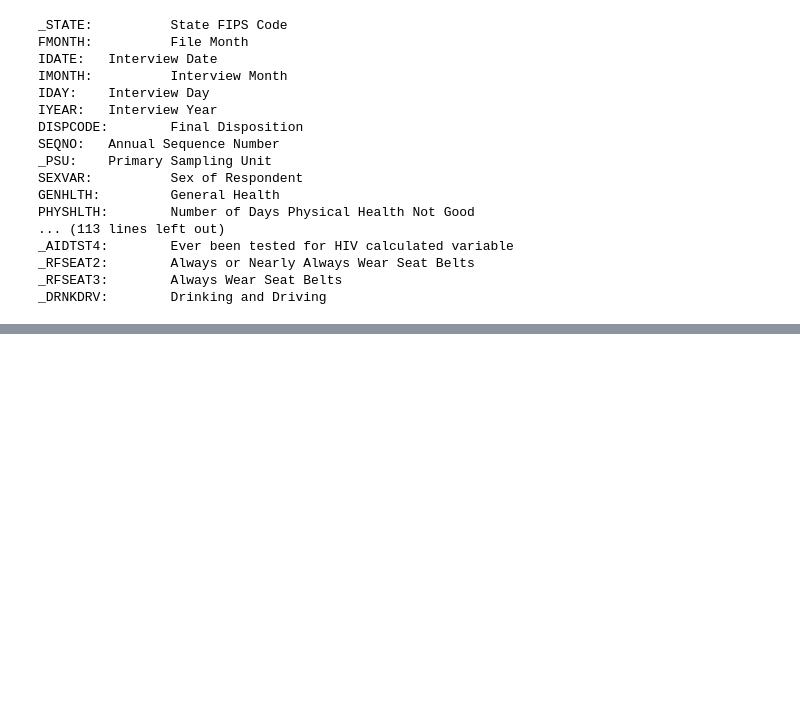
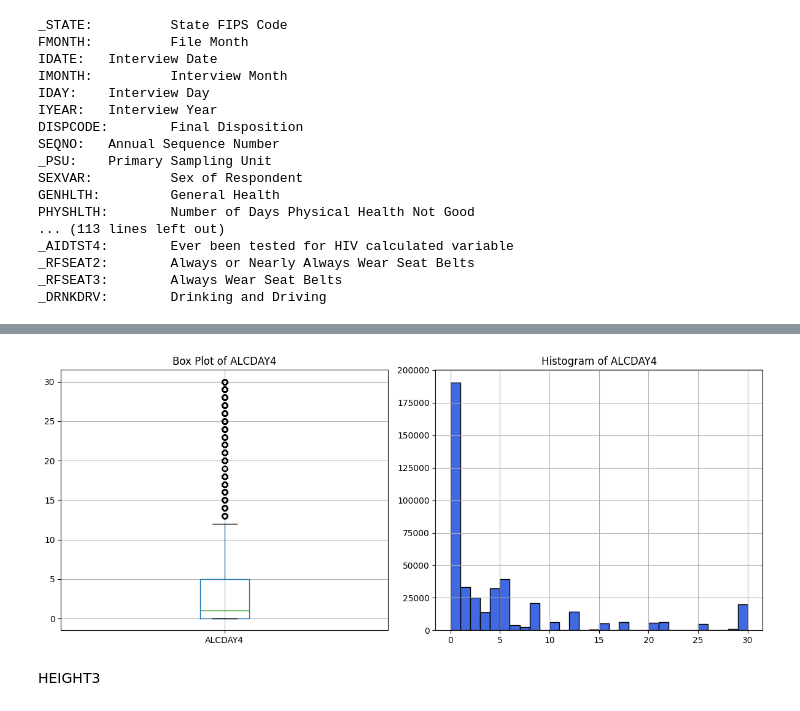
Before and after one commit to Huy1996/CMPE-257---Group-1, a Jupyter notebook: EDA.ipynb, the cells around one changed output, grey strips where cells are left out. Cells and saved outputs as stored; diff of their text form; code cells hidden in the pictures; blank space fills up the shorter version.

```diff
--- a/EDA.ipynb
+++ b/EDA.ipynb
@@ -220,0 +365,7 @@ missing_value_summary(df_filtered)
+# %%
+invalid_code = {7, 9}
+for col in category_features:
+    if col != '_AGEG5YR':
+        df_filtered[col] = df_filtered[col].replace(invalid_code, np.nan)
+        df_filtered[col] = df_filtered[col].fillna(df_filtered[col].mode()[0])
+df_filtered
@@ -220,0 +396,16 @@ missing_value_summary(df_filtered)
+# %%
+def plot(df: pd.DataFrame, col: str):
+    # Create a figure with 2 subplots: 1 row, 2 columns
+    fig, axes = plt.subplots(1, 2, figsize=(12, 5))
+
+    # Boxplot
+    df.boxplot(column=col, ax=axes[0])
+    axes[0].set_title(f"Box Plot of {col}")
+
+    # Histogram
+    df.hist(column=col, ax=axes[1], bins=30, color='royalblue', edgecolor='black')
+    axes[1].set_title(f"Histogram of {col}")
+
+    # Show combined plots
+    plt.tight_layout()
+    plt.show()
@@ -220,0 +414,16 @@ missing_value_summary(df_filtered)
+# %%
+def convert_day_in_months(value):
+    if value is not np.nan:
+        if 100 < value < 200:
+            return math.floor((value % 100) * (30/7))
+        elif 200 < value < 300:
+            return value % 200
+        elif value == 888:
+            return 0
+        else:
+            return np.nan
+    return np.nan
+# %%
+df_filtered["ALCDAY4"] = df_filtered["ALCDAY4"].apply(convert_day_in_months)
+df_filtered["ALCDAY4"] = df_filtered["ALCDAY4"].fillna(np.round(df_filtered["ALCDAY4"].mean()))
+df_filtered["ALCDAY4"].describe()
@@ -220,0 +450,6 @@ missing_value_summary(df_filtered)
+# %%
+plot(df_filtered, "ALCDAY4")
+# %% [output]
+[figure, added]
+# %% [markdown]
+HEIGHT3
```
Also changed, not shown: parts of 39 cells of this notebook.
